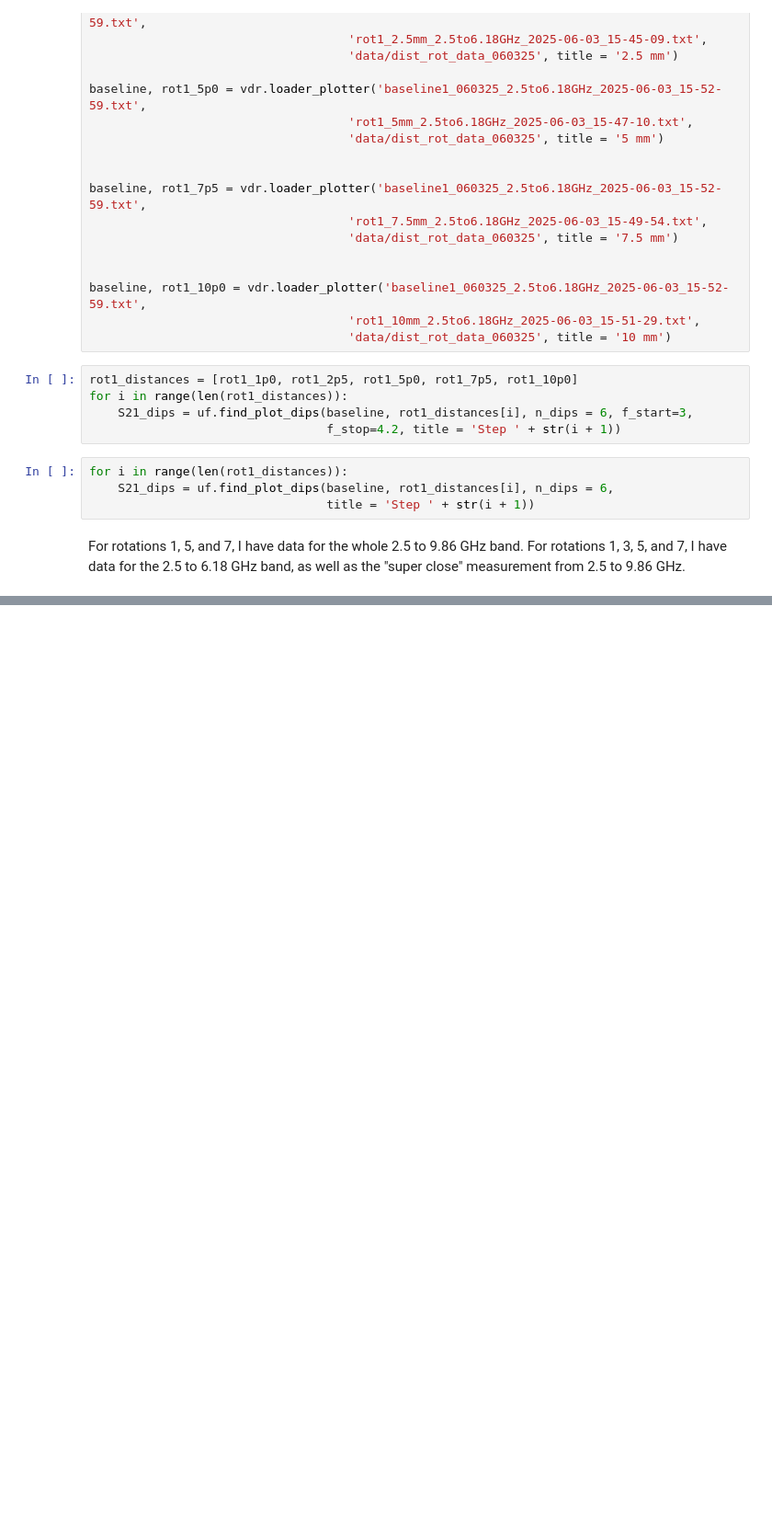
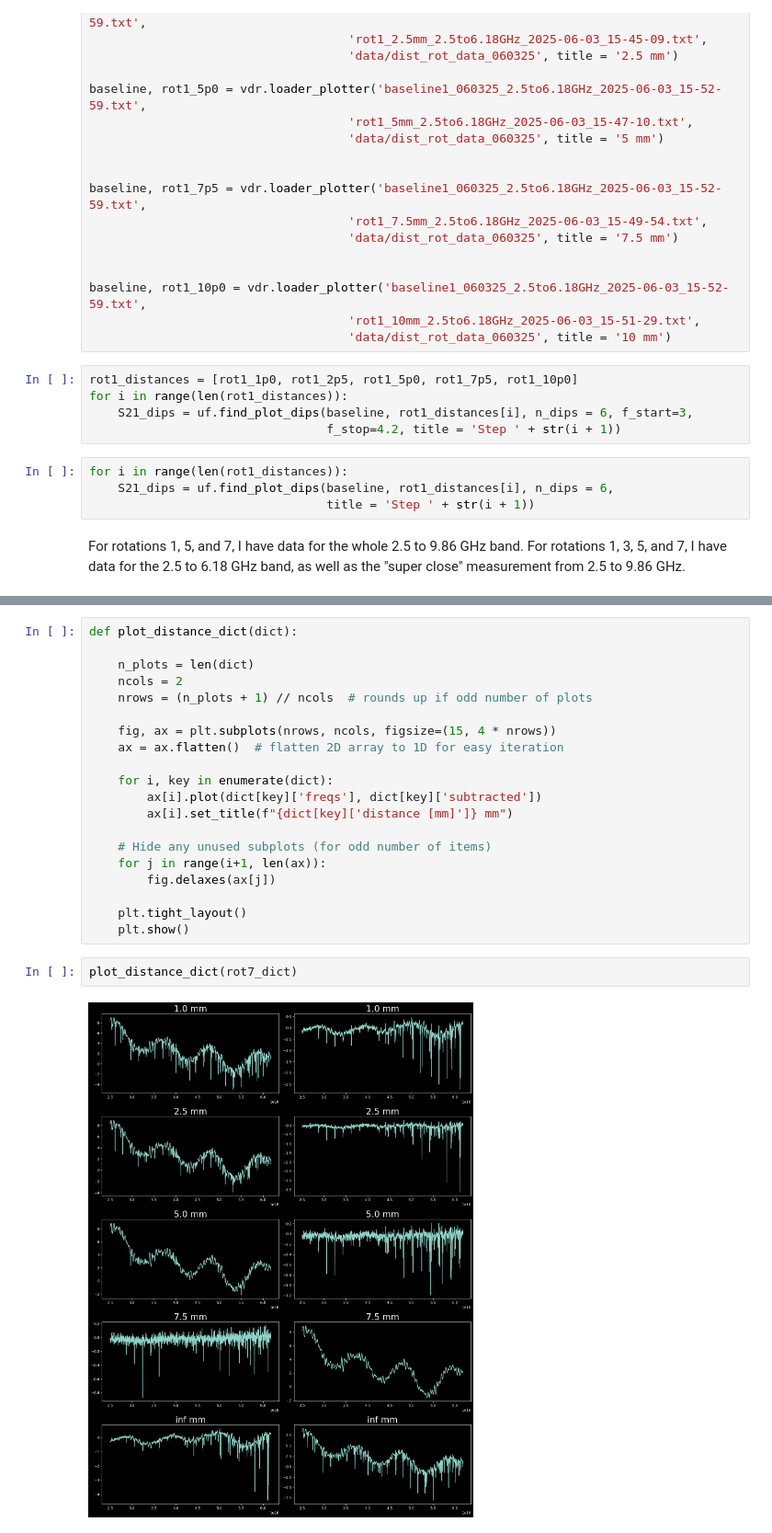
Before and after one commit to leay01/whispering_gallery_MAIN, a Jupyter notebook: WGM_clean/analysis_060325/rotations_distance.ipynb, the cells around one changed output, grey strips where cells are left out. Shown at 92% size. Drawn from its saved outputs; the diff is of its cells as text; blank space fills up the shorter version.

```diff
--- a/WGM_clean/analysis_060325/rotations_distance.ipynb
+++ b/WGM_clean/analysis_060325/rotations_distance.ipynb
@@ -70,0 +217,24 @@ For rotations 1, 3, 5, and 7, I have data for the 2.5 to 6.18 GHz band, as well
+# %%
+def plot_distance_dict(dict):
+
+    n_plots = len(dict)
+    ncols = 2
+    nrows = (n_plots + 1) // ncols  # rounds up if odd number of plots
+
+    fig, ax = plt.subplots(nrows, ncols, figsize=(15, 4 * nrows))
+    ax = ax.flatten()  # flatten 2D array to 1D for easy iteration
+
+    for i, key in enumerate(dict):
+        ax[i].plot(dict[key]['freqs'], dict[key]['subtracted'])
+        ax[i].set_title(f"{dict[key]['distance [mm]']} mm")
+
+    # Hide any unused subplots (for odd number of items)
+    for j in range(i+1, len(ax)):
+        fig.delaxes(ax[j])
+
+    plt.tight_layout()
+    plt.show()
+# %%
+plot_distance_dict(rot7_dict)
+# %% [output]
+[figure, added]
```
Also changed, not shown: parts of 17 cells of this notebook, 6 other files.
